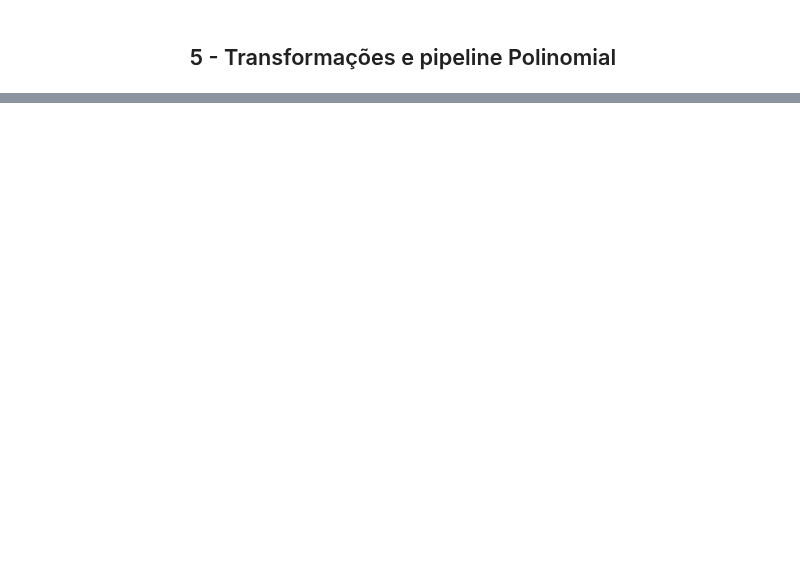
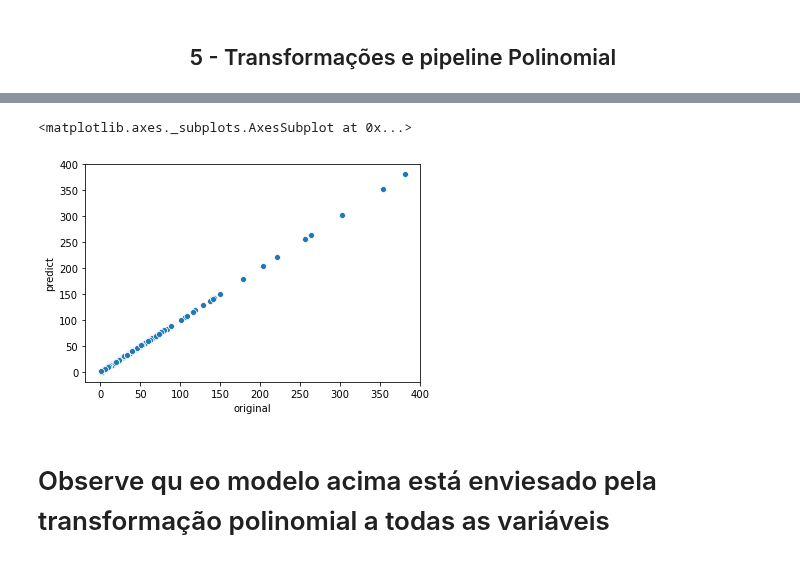
Before and after one commit to mcolazin/data_science_enap, a Jupyter notebook: data_science_enap/projeto_aula1/3-ml_dengue_linear_including_city.ipynb, the cells around one changed output, grey strips where cells are left out. Cells and saved outputs as stored; diff of their text form; code cells hidden in the pictures; blank space fills up the shorter version.

Commit message:
test with random forest and linear with city and year

```diff
--- a/data_science_enap/projeto_aula1/3-ml_dengue_linear_including_city.ipynb
+++ b/data_science_enap/projeto_aula1/3-ml_dengue_linear_including_city.ipynb
@@ -324,0 +349,11 @@ cross_val_score(pipeline, X, y, scoring="r2",cv=cv).mean()
+# %%
+## polinomial transform - sem normalização.
+poly = PolynomialFeatures(3)
+df_dengue_scaled_poly = pd.DataFrame(poly.fit_transform(df_dengue_clean))
+# %%
+y = df_dengue_scaled_poly[350]
+X = df_dengue_scaled_poly.drop(columns=350, axis=1)
+X_train, X_test, y_train, y_test = train_test_split(X, y, test_size=0.3, random_state=123)
+# %%
+lm_scaled = LinearRegression()
+lm_scaled.fit(X_train,y_train)
@@ -324,0 +366,2 @@ cross_val_score(pipeline, X, y, scoring="r2",cv=cv).mean()
+# %%
+table_compared = pd.DataFrame({"original" : (np.sqrt(lm_scaled.predict(X_test))), "predict" : np.sqrt(y_test)})
@@ -324,0 +384,10 @@ cross_val_score(pipeline, X, y, scoring="r2",cv=cv).mean()
+# %%
+sns.scatterplot(data=table_compared, x="original", y="predict")
+# %% [output]
+<matplotlib.axes._subplots.AxesSubplot at 0x...>
+[figure, added]
+# %%
+%%html
+<h1> Observe qu eo modelo acima está enviesado pela transformação polinomial a todas as variáveis </h1>
+# %% [output]
+Observe qu eo modelo acima está enviesado pela transformação polinomial a todas as variáveis
```
Also changed, not shown: parts of 28 cells of this notebook, 1 other file.
